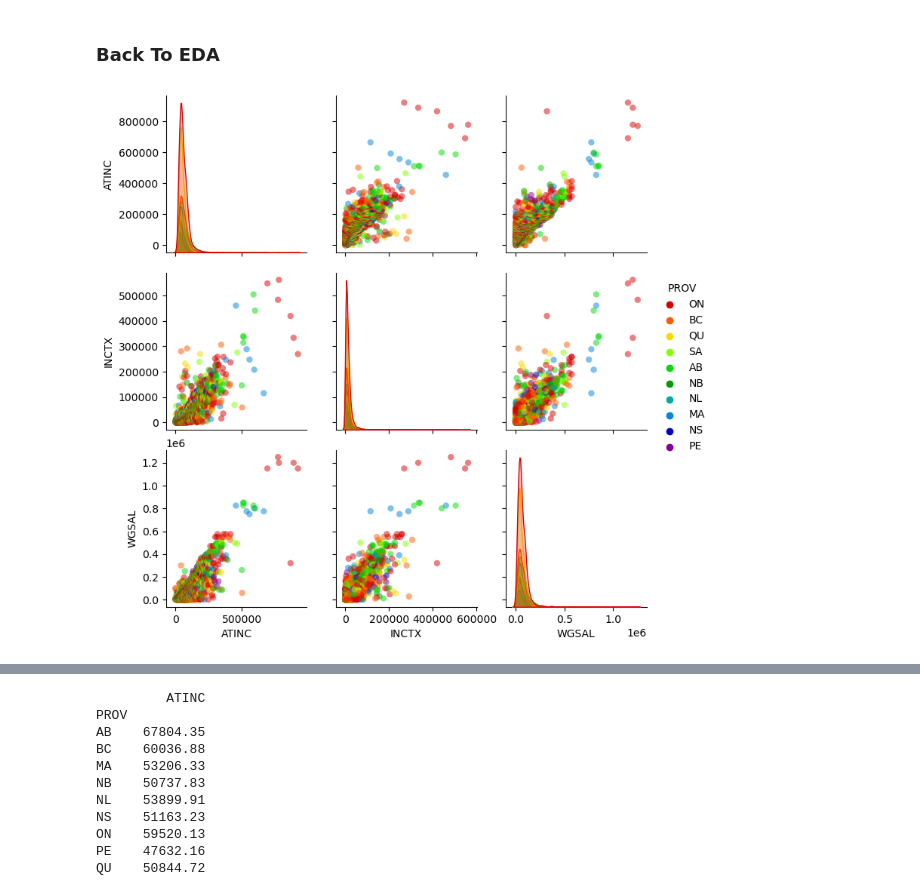
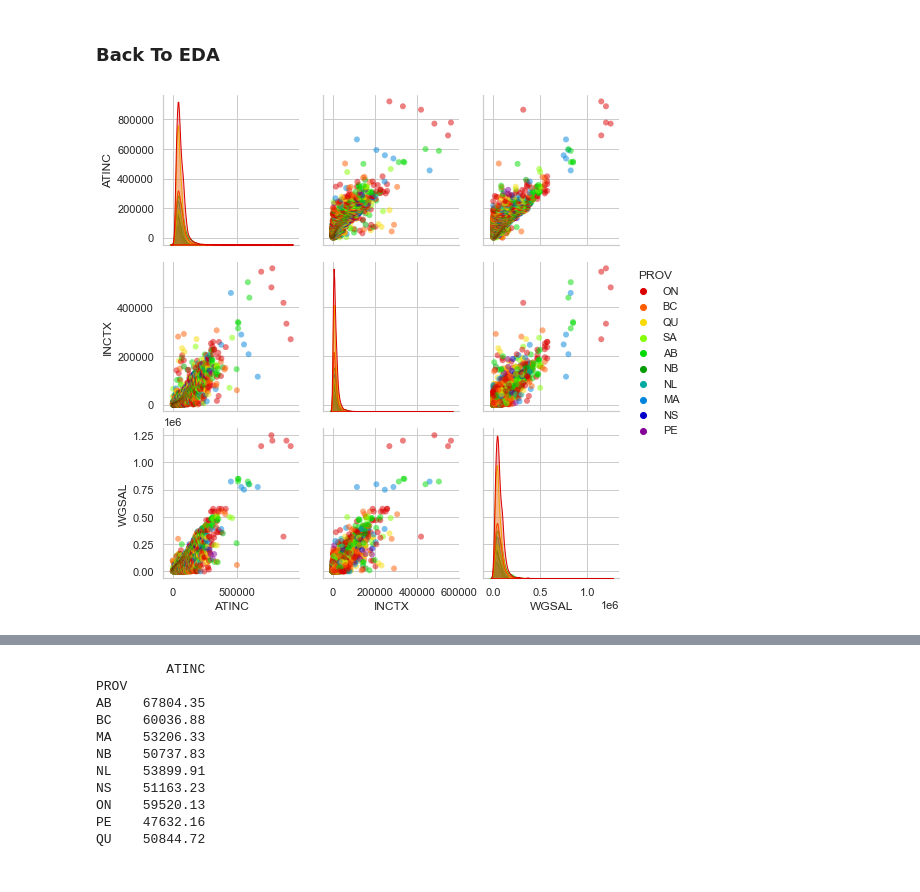
Before and after one commit to Hooplie/CMPT353-Final-Project, a Jupyter notebook: projectnotebook.ipynb, the cells around one changed output, grey strips where cells are left out. Drawn from its saved outputs; the diff is of its cells as text; code cells hidden in the pictures.

```diff
--- a/projectnotebook.ipynb
+++ b/projectnotebook.ipynb
@@ -215,10 +216,10 @@ Chi-Squared Test p-value for HLEV2G and MARSTP: 5.638966913222613e-160
 # %% [markdown]
 ### Back To EDA
 # %%
-sns.reset_defaults()
+#sns.reset_defaults()
 sns.pairplot(df[["ATINC", "INCTX", "WGSAL","PROV"]],hue="PROV",palette='nipy_spectral_r',plot_kws=dict(edgecolor="none",alpha=0.5));
 # %% [output]
-[figure, old version]
+[figure, new version]
 # %%
 dflog = dflog.sort_values(by=['AGEGP'])
 sns.pairplot(dflog[["ATINC", "INCTX", "WGSAL","AGEGP"]],hue="AGEGP",palette='nipy_spectral', plot_kws=dict(edgecolor="none",alpha=0.5, s=5));
```
Also changed, not shown: parts of 26 cells of this notebook, 1 other file.
